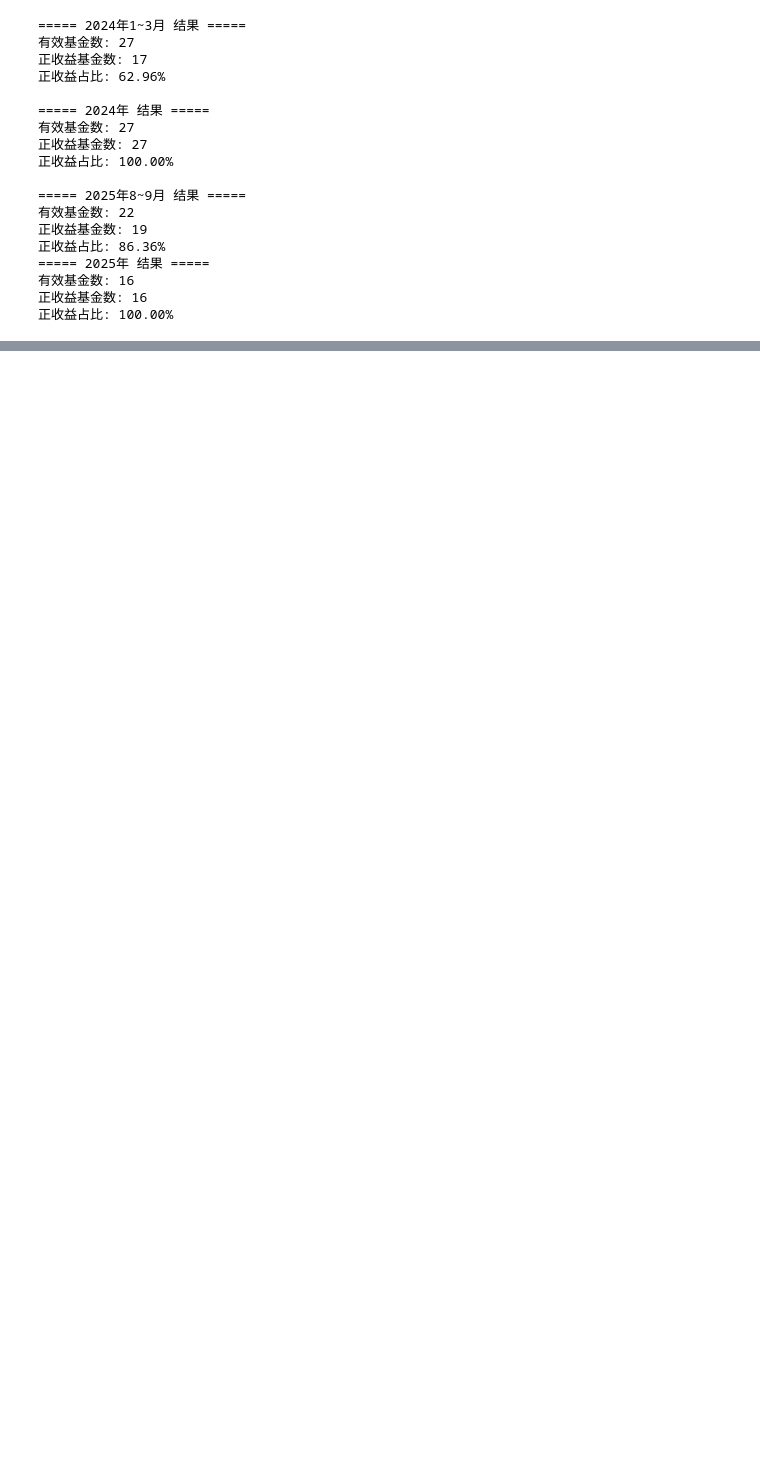
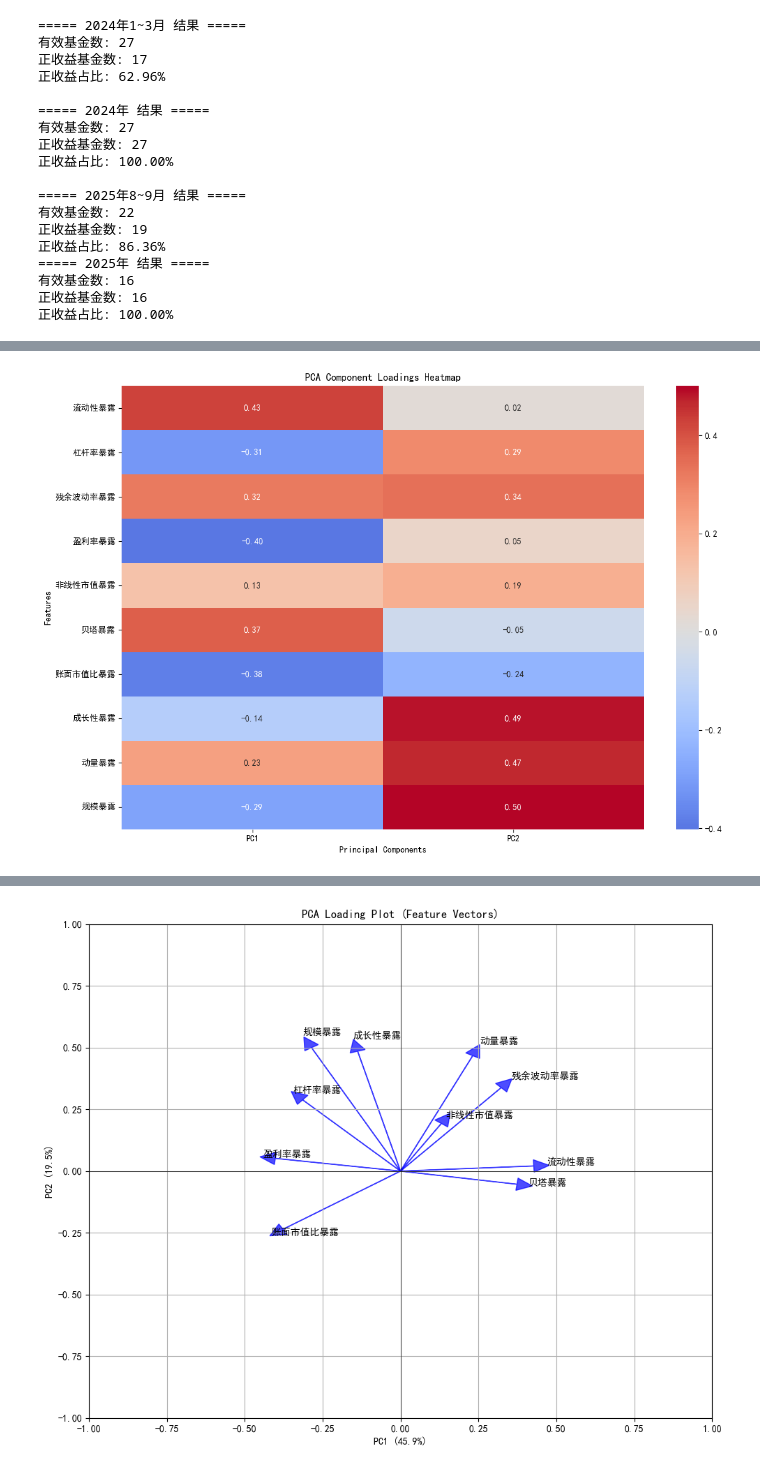
Before and after one commit to LeeSXS23456/REPOSITORY, a Jupyter notebook: data_extract.ipynb, the cells around one changed output, grey strips where cells are left out. Drawn from its saved outputs; the diff is of its cells as text; code cells hidden in the pictures; blank space fills up the shorter version.

```diff
--- a/data_extract.ipynb
+++ b/data_extract.ipynb
@@ -385,0 +590,77 @@ dtype: float64
+# %%
+import pandas as pd
+import numpy as np
+import matplotlib.pyplot as plt
+import seaborn as sns
+from sklearn.decomposition import PCA
+
+# 假设 X_scaled 是标准化后的数据，feature_cols 是特征列名
+pca = PCA(n_components=2)
+X_pca = pca.fit_transform(X_scaled)
+
+# ========== 1. 主成分载荷分析 ==========
+# 载荷矩阵：行为特征，列为主成分
+loadings = pd.DataFrame(
+    pca.components_.T,  # 转置使行为特征
+    columns=[f'PC{i+1}' for i in range(pca.n_components_)],
+    index=feature_cols
+)
+
+print("=== 主成分载荷矩阵 ===")
+print(loadings.round(3))
+
+# ========== 2. 每个主成分的关键特征 ==========
+print("\n=== 各主成分的关键特征 ===")
+for pc in loadings.columns:
+    # 按绝对值排序，取绝对值最大的前5个特征
+    top_features = loadings[pc].abs().sort_values(ascending=False).head(5)
+    print(f"\n{pc}:")
+    for feature, loading in top_features.items():
+        sign = '正相关' if loading > 0 else '负相关'
+        print(f"  {feature}: {loading:.3f} ({sign})")
+
+# ========== 3. 可视化载荷矩阵 ==========
+plt.figure(figsize=(12, 8))
+sns.heatmap(loadings,
+            annot=True,
+            cmap='coolwarm',
+            center=0,
+            fmt='.2f',
+            cbar=True)
+plt.title('PCA Component Loadings Heatmap')
+plt.xlabel('Principal Components')
+plt.ylabel('Features')
+plt.tight_layout()
+plt.savefig('pca_loadings_heatmap.png', dpi=150)
+plt.show()
+
+# ========== 4. 方差解释比例 ==========
+print("\n=== 方差解释比例 ===")
+for i, ratio in enumerate(pca.explained_variance_ratio_, 1):
+    print(f"PC{i}: {ratio:.1%}")
+print(f"累计解释方差: {pca.explained_variance_ratio_.sum():.1%}")
+
+# ========== 5. 载荷图（2D示例） ==========
+plt.figure(figsize=(10, 8))
+for i, feature in enumerate(feature_cols):
+    x = loadings.loc[feature, 'PC1']
+    y = loadings.loc[feature, 'PC2']
+    plt.arrow(0, 0, x, y,
+              head_width=0.05,
+              head_length=0.05,
+              color='blue',
+              alpha=0.7)
+    plt.text(x * 1.1, y * 1.1, feature, fontsize=10)
+
+plt.xlabel(f'PC1 ({pca.explained_variance_ratio_[0]:.1%})')
+plt.ylabel(f'PC2 ({pca.explained_variance_ratio_[1]:.1%})')
+plt.title('PCA Loading Plot (Feature Vectors)')
+plt.grid(True)
+plt.axhline(0, color='black', linewidth=0.5)
+plt.axvline(0, color='black', linewidth=0.5)
+plt.xlim(-1, 1)
+plt.ylim(-1, 1)
+plt.tight_layout()
+plt.savefig('pca_loading_plot.png', dpi=150)
+plt.show()
+# %% [output]
@@ -385,0 +684 @@ dtype: float64
+[figure, added]
@@ -385,0 +689 @@ dtype: float64
+[figure, added]
```
Also changed, not shown: parts of 16 cells of this notebook.
